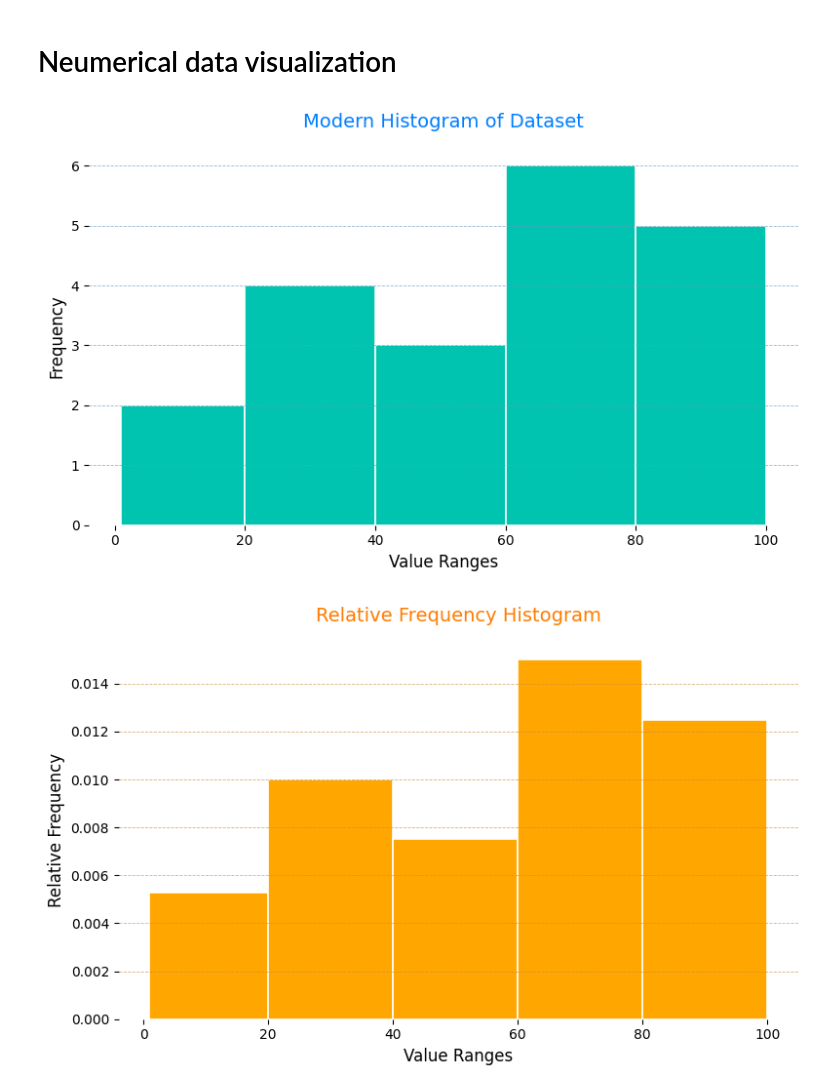
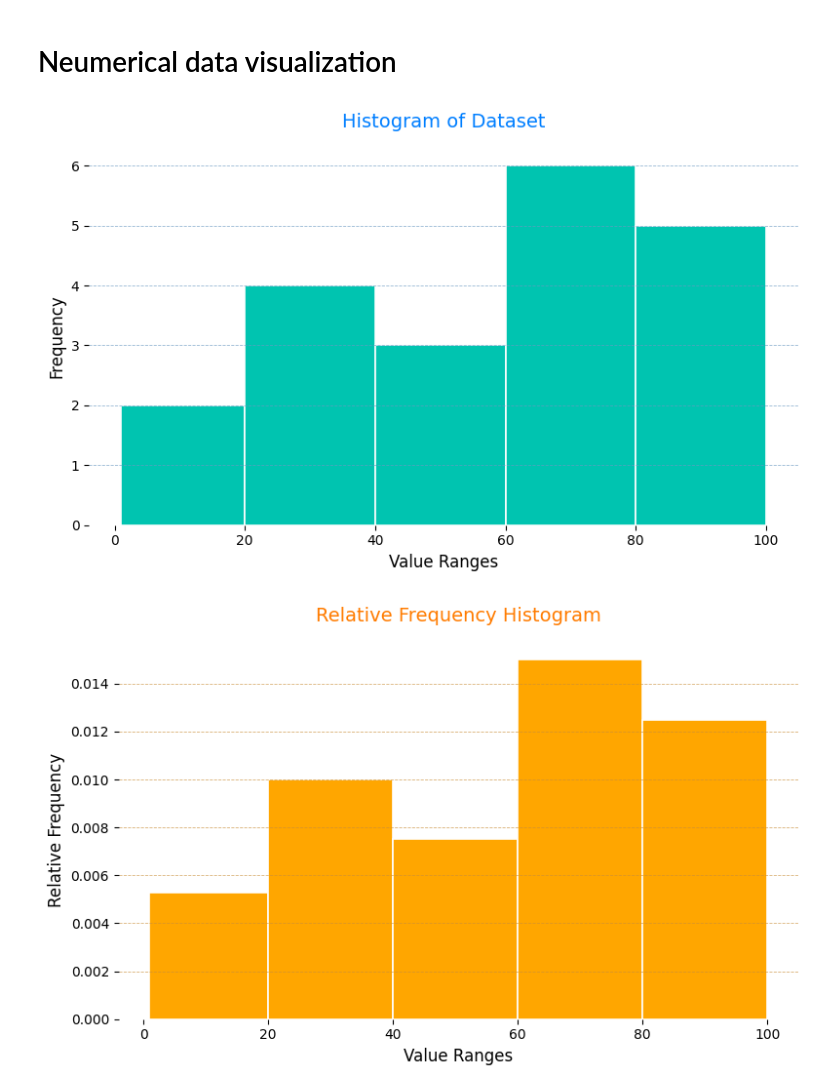
Before and after one commit to Rumaan-Kaisar/DataScience, a Jupyter notebook: stat_PY_code/ch1_descriptive_satat.ipynb, the cells around one changed output. Cells and saved outputs as stored; diff of their text form; code cells hidden in the pictures.

```diff
--- a/stat_PY_code/ch1_descriptive_satat.ipynb
+++ b/stat_PY_code/ch1_descriptive_satat.ipynb
@@ -142,33 +142,33 @@ plt.show()
 # %%
 import matplotlib.pyplot as plt
 
 # Data
 dataset = [1, 9, 22, 24, 32, 33, 41, 44, 57, 66, 70,
            73, 75, 76, 79, 82, 87, 89, 95, 100]
 
 # Define equal-width bins (1–20, 21–40, ..., 81–100)
 bins = [1, 20, 40, 60, 80, 100]
 
 # Plot
 plt.figure(figsize=(8, 5))
 plt.hist(dataset, bins=bins, color="#00c4b0", edgecolor="white", linewidth=1.2, rwidth=1.0)
 
 # Labels and title
 plt.xlabel("Value Ranges", fontsize=12)
 plt.ylabel("Frequency", fontsize=12)
-plt.title("Modern Histogram of Dataset", fontsize=14, color="#007fff", pad=15)
+plt.title("Histogram of Dataset", fontsize=14, color="#007fff", pad=15)
 
 # Gridlines
 plt.grid(axis='y', linestyle='--', linewidth=0.6, alpha=0.7, color="#6d9bc3")
 
 # Minimalist styling
 for spine in plt.gca().spines.values():
     spine.set_visible(False)
 
 plt.tight_layout()
 plt.show()
 # %% [output]
-[figure, old version]
+[figure, new version]
 # %%
 
 import matplotlib.pyplot as plt
```
Also changed, not shown: parts of 1 cell of this notebook.
